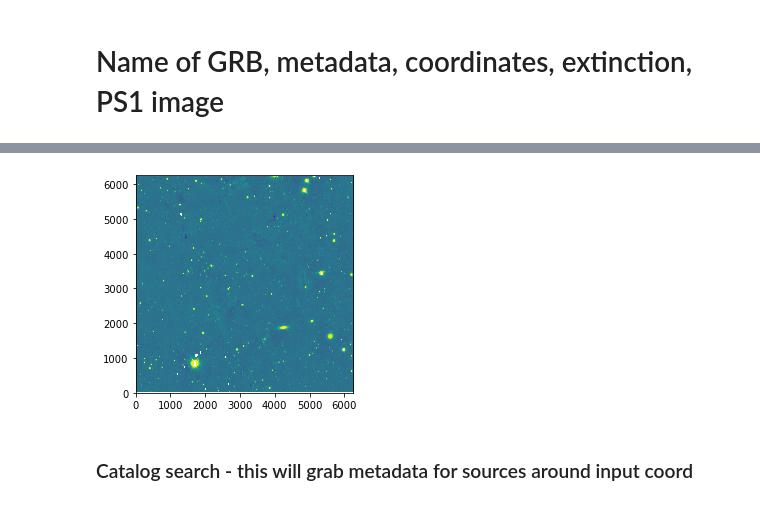
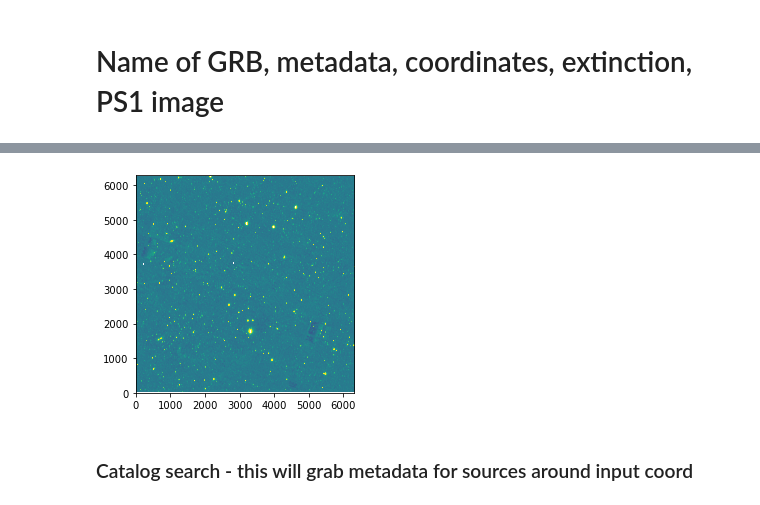
Before and after one commit to CIERA-Transients/POTPyRI, a Jupyter notebook: Astroquery.ipynb, the cells around one changed output, grey strips where cells are left out. Cells and saved outputs as stored; diff of their text form; code cells hidden in the pictures.

```diff
--- a/Astroquery.ipynb
+++ b/Astroquery.ipynb
@@ -35,9 +35,9 @@ File exists. Not overwriting.
 # Name of GRB, metadata, coordinates, extinction, PS1 image
 # %%
 data_path = 'data/'
-object_name = 'GRB181123B'
-ra  = '12:17:27.94'
-dec = '14:35:52.66'
+object_name = 'GRB201221B'
+ra  = 171.049
+dec = 42.144
 
 # Parse coord
 coord = util.parse_coord(ra, dec)
@@ -69,4 +64,4 @@ We need to download 1 PS1 images.
-[figure, old version]
+[figure, new version]
 # %% [markdown]
 ### Catalog search - this will grab metadata for sources around input coord
 # %%
```
Also changed, not shown: parts of 4 cells of this notebook, 3 other files.
